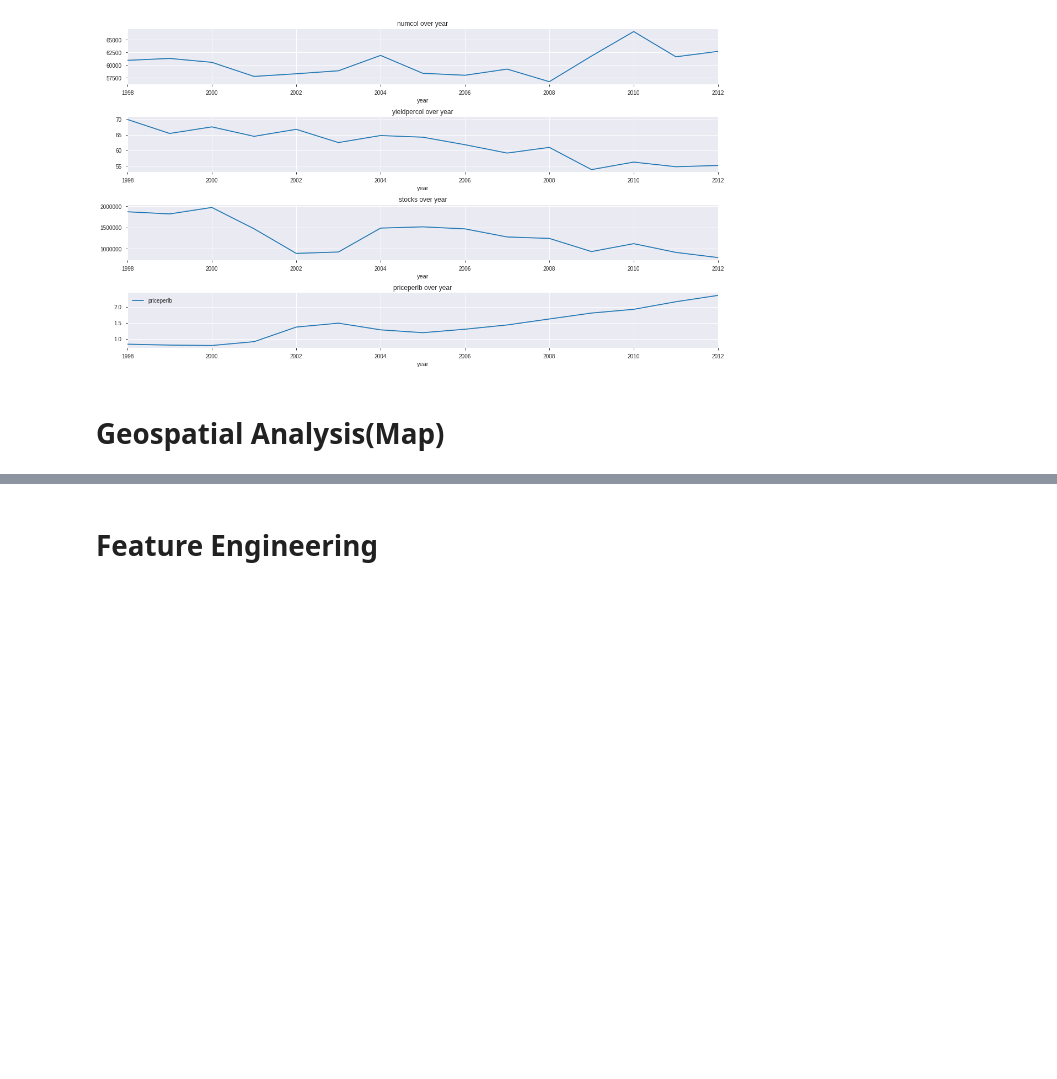
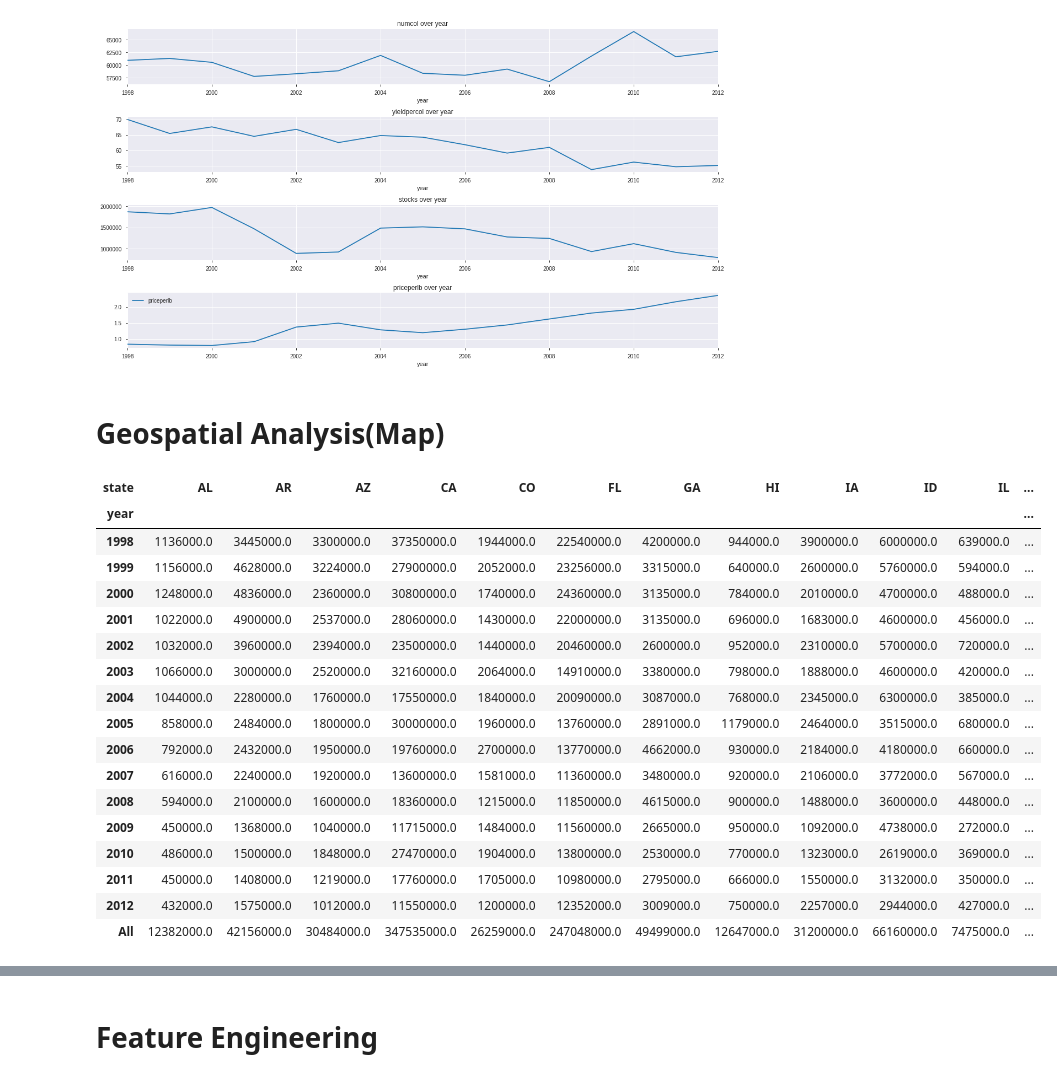
Before and after one commit to nonoumasy/honey-bee-production-1998-2012, a Jupyter notebook: Honey_Bee_Production_19989_2012.ipynb, the cells around one changed output, grey strips where cells are left out. Cells and saved outputs as stored; diff of their text form; code cells hidden in the pictures; blank space fills up the shorter version.

```diff
--- a/Honey_Bee_Production_19989_2012.ipynb
+++ b/Honey_Bee_Production_19989_2012.ipynb
@@ -113,3 +150,29 @@ plt.legend()
 [figure]
 # %% [markdown]
 # Geospatial Analysis(Map)
+# %%
+pd.crosstab(index=honey_df.year,
+            columns=honey_df.state,
+            values=honey_df.totalprod,
+            aggfunc='sum',
+            margins=True,
+            )#.style.background_gradient('GnBu')
+# %% [output]
+| state | AL | AR | AZ | CA | CO | FL | GA | HI | IA | ID | IL | ... |
+| year |  |  |  |  |  |  |  |  |  |  |  | ... |
+| 1998 | 1136000.0 | 3445000.0 | 3300000.0 | 37350000.0 | 1944000.0 | 22540000.0 | 4200000.0 | 944000.0 | 3900000.0 | 6000000.0 | 639000.0 | ... |
+| 1999 | 1156000.0 | 4628000.0 | 3224000.0 | 27900000.0 | 2052000.0 | 23256000.0 | 3315000.0 | 640000.0 | 2600000.0 | 5760000.0 | 594000.0 | ... |
+| 2000 | 1248000.0 | 4836000.0 | 2360000.0 | 30800000.0 | 1740000.0 | 24360000.0 | 3135000.0 | 784000.0 | 2010000.0 | 4700000.0 | 488000.0 | ... |
+| 2001 | 1022000.0 | 4900000.0 | 2537000.0 | 28060000.0 | 1430000.0 | 22000000.0 | 3135000.0 | 696000.0 | 1683000.0 | 4600000.0 | 456000.0 | ... |
+| 2002 | 1032000.0 | 3960000.0 | 2394000.0 | 23500000.0 | 1440000.0 | 20460000.0 | 2600000.0 | 952000.0 | 2310000.0 | 5700000.0 | 720000.0 | ... |
+| 2003 | 1066000.0 | 3000000.0 | 2520000.0 | 32160000.0 | 2064000.0 | 14910000.0 | 3380000.0 | 798000.0 | 1888000.0 | 4600000.0 | 420000.0 | ... |
+| 2004 | 1044000.0 | 2280000.0 | 1760000.0 | 17550000.0 | 1840000.0 | 20090000.0 | 3087000.0 | 768000.0 | 2345000.0 | 6300000.0 | 385000.0 | ... |
+| 2005 | 858000.0 | 2484000.0 | 1800000.0 | 30000000.0 | 1960000.0 | 13760000.0 | 2891000.0 | 1179000.0 | 2464000.0 | 3515000.0 | 680000.0 | ... |
+| 2006 | 792000.0 | 2432000.0 | 1950000.0 | 19760000.0 | 2700000.0 | 13770000.0 | 4662000.0 | 930000.0 | 2184000.0 | 4180000.0 | 660000.0 | ... |
+| 2007 | 616000.0 | 2240000.0 | 1920000.0 | 13600000.0 | 1581000.0 | 11360000.0 | 3480000.0 | 920000.0 | 2106000.0 | 3772000.0 | 567000.0 | ... |
+| 2008 | 594000.0 | 2100000.0 | 1600000.0 | 18360000.0 | 1215000.0 | 11850000.0 | 4615000.0 | 900000.0 | 1488000.0 | 3600000.0 | 448000.0 | ... |
+| 2009 | 450000.0 | 1368000.0 | 1040000.0 | 11715000.0 | 1484000.0 | 11560000.0 | 2665000.0 | 950000.0 | 1092000.0 | 4738000.0 | 272000.0 | ... |
+| 2010 | 486000.0 | 1500000.0 | 1848000.0 | 27470000.0 | 1904000.0 | 13800000.0 | 2530000.0 | 770000.0 | 1323000.0 | 2619000.0 | 369000.0 | ... |
+| 2011 | 450000.0 | 1408000.0 | 1219000.0 | 17760000.0 | 1705000.0 | 10980000.0 | 2795000.0 | 666000.0 | 1550000.0 | 3132000.0 | 350000.0 | ... |
+| 2012 | 432000.0 | 1575000.0 | 1012000.0 | 11550000.0 | 1200000.0 | 12352000.0 | 3009000.0 | 750000.0 | 2257000.0 | 2944000.0 | 427000.0 | ... |
+| All | 12382000.0 | 42156000.0 | 30484000.0 | 347535000.0 | 26259000.0 | 247048000.0 | 49499000.0 | 12647000.0 | 31200000.0 | 66160000.0 | 7475000.0 | ... |
```
Also changed, not shown: parts of 11 cells of this notebook.
